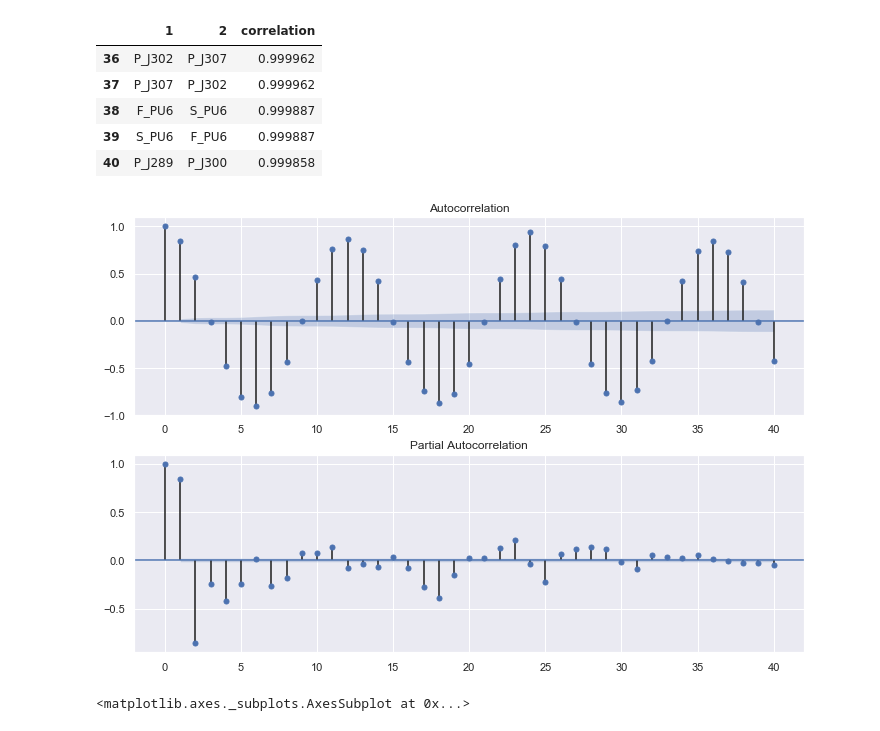
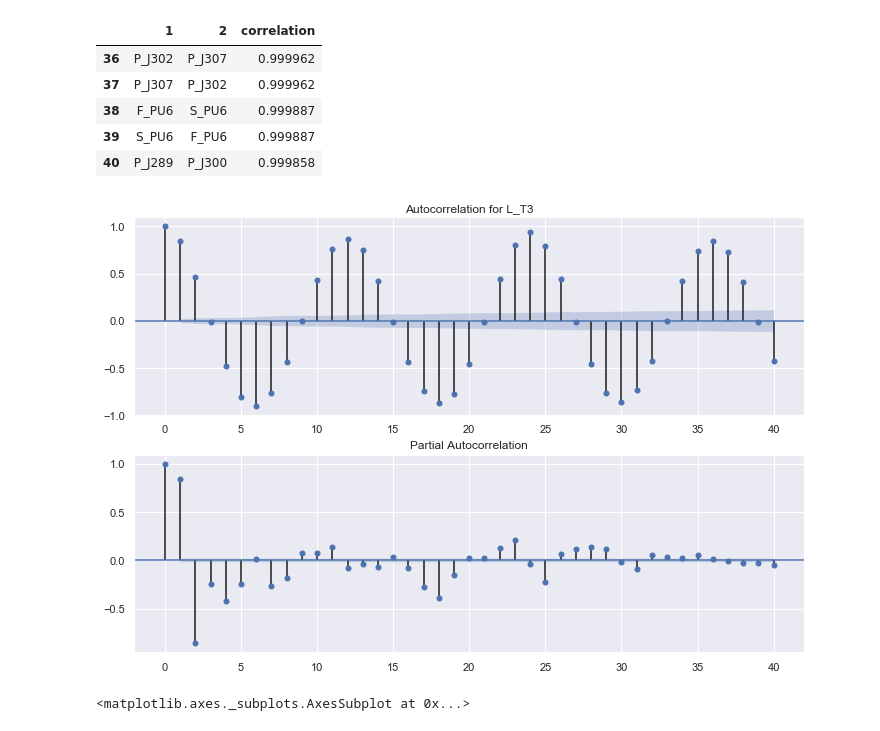
Before and after one commit to sebastiaansch/CDALab2, a Jupyter notebook: Assignment/FamiliarizationTask.ipynb, the cells around one changed output. Saved outputs shown, nothing was run; the diff lists cells and outputs as text; code cells hidden in the pictures.

```diff
--- a/Assignment/FamiliarizationTask.ipynb
+++ b/Assignment/FamiliarizationTask.ipynb
@@ -86,13 +86,14 @@ test = df1[:idx].groupby(df1.index[:idx] // 24).mean()
 # %%
 ## Plot autocorrelations -> wow, it is cyclic :0
 
 fig = plt.figure(figsize=(12,8))
 ax1 = fig.add_subplot(211)
-fig = sm.graphics.tsa.plot_acf(df1["L_T3"].values.squeeze(), lags=40, ax=ax1)
+testvariable = "L_T3"
+fig = sm.graphics.tsa.plot_acf(df1[testvariable].values.squeeze(), lags=40, ax=ax1,title = "Autocorrelation for {}".format(testvariable))
 ax2 = fig.add_subplot(212)
-fig = sm.graphics.tsa.plot_pacf(df1["L_T3"], lags=40, ax=ax2)
+fig = sm.graphics.tsa.plot_pacf(df1[testvariable], lags=40, ax=ax2)
 # %% [output]
-[figure, old version]
+[figure, new version]
 # %%
 ## Again show the cyclic behaviour
 sns.lineplot(data=df1["L_T3"][0:1000])
```
